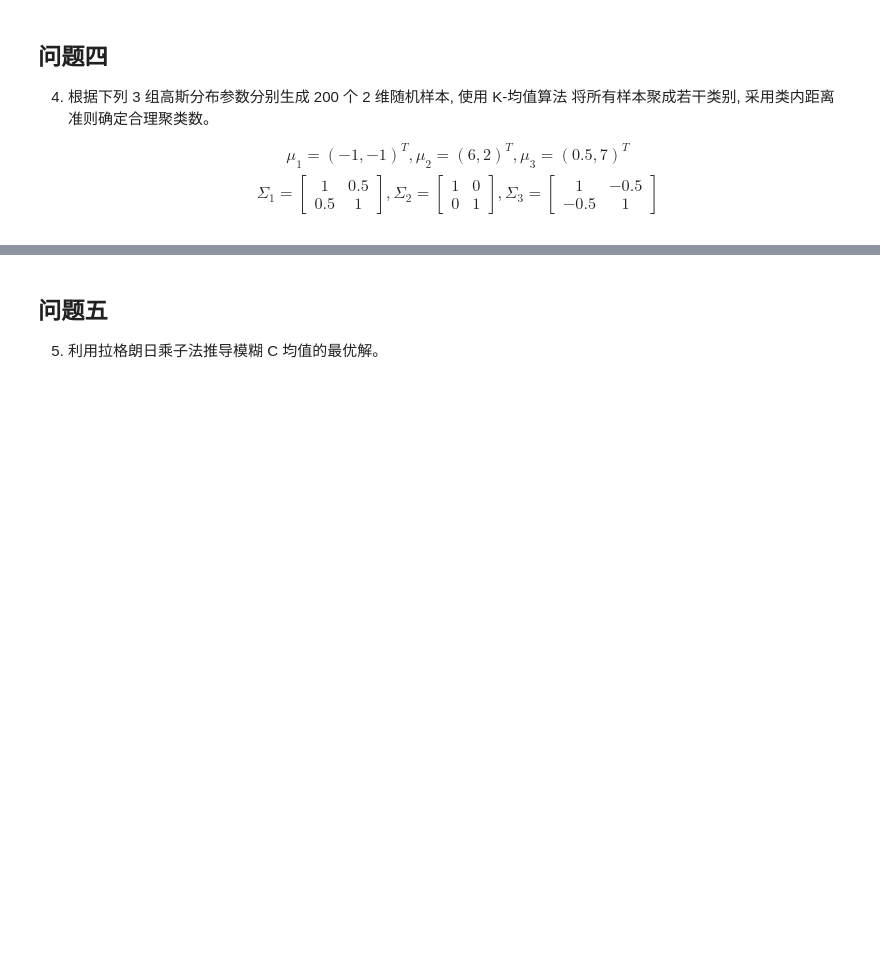
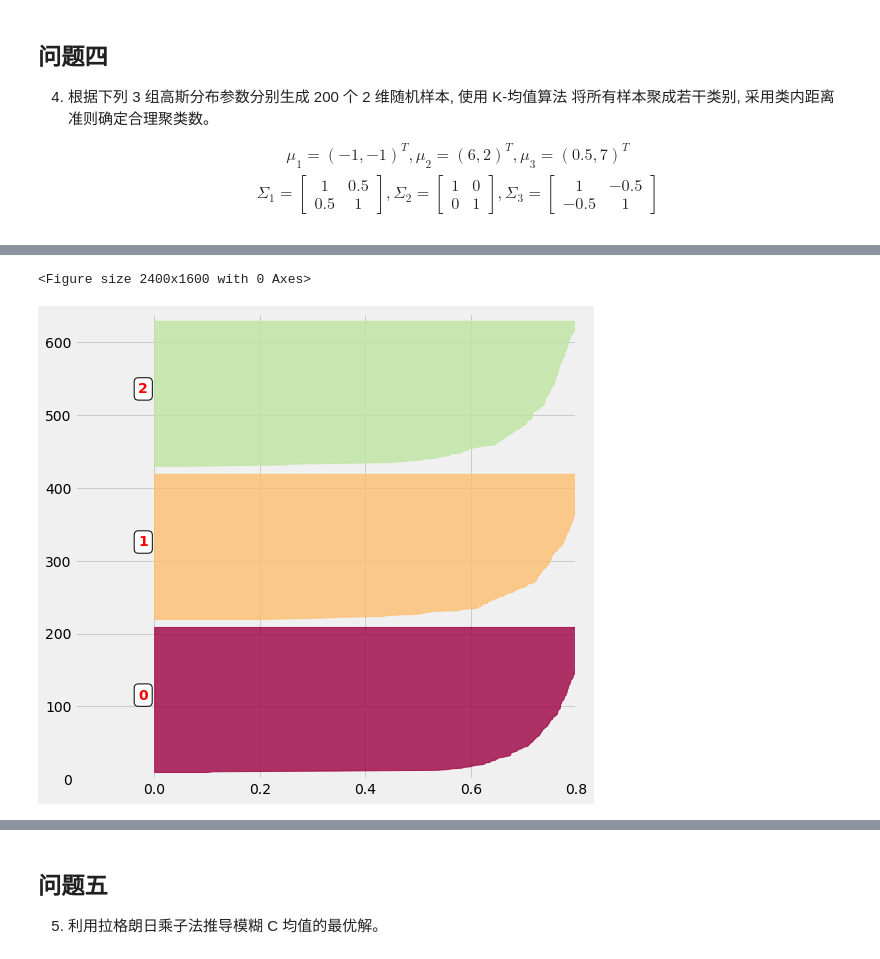
Before and after one commit to XuRui314/MIT_6.036_homework_zxr, a Jupyter notebook: 模式识别作业一.ipynb, the cells around one changed output, grey strips where cells are left out. Saved outputs shown, nothing was run; the diff lists cells and outputs as text; code cells hidden in the pictures; blank space fills up the shorter version.

```diff
--- a/模式识别作业一.ipynb
+++ b/模式识别作业一.ipynb
@@ -396,0 +428,22 @@ sns.kdeplot(data3['x'],data3['y'],cmap = 'Reds',
+# %%
+kmeans_model = KMeans(n_clusters = 3, init = 'k-means++').fit(data)
+labels= kmeans_model.labels_
+# %%
+from sklearn.metrics import silhouette_samples, silhouette_score
+import matplotlib.cm as cm
+
+scaled_matrix = data
+clusters_clients = labels
+n_clusters = 3
+
+sample_silhouette_values = silhouette_samples(scaled_matrix, clusters_clients)
+#____________________________________
+# define individual silouhette scores
+sample_silhouette_values = silhouette_samples(scaled_matrix, clusters_clients)
+#__________________
+# and do the graph
+plt.figure(figsize=(12,8),dpi=200)
+graph_component_silhouette(n_clusters, [-0.15, 0.8], len(scaled_matrix), sample_silhouette_values, clusters_clients)
+# %% [output]
+<Figure size 2400x1600 with 0 Axes>
+[figure, added]
```
Also changed, not shown: parts of 12 cells of this notebook.
